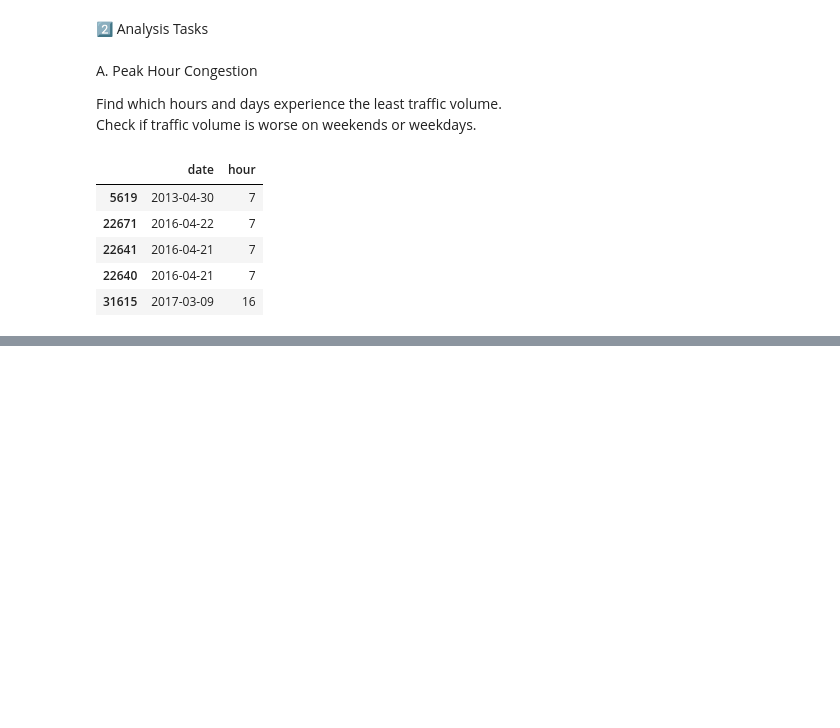
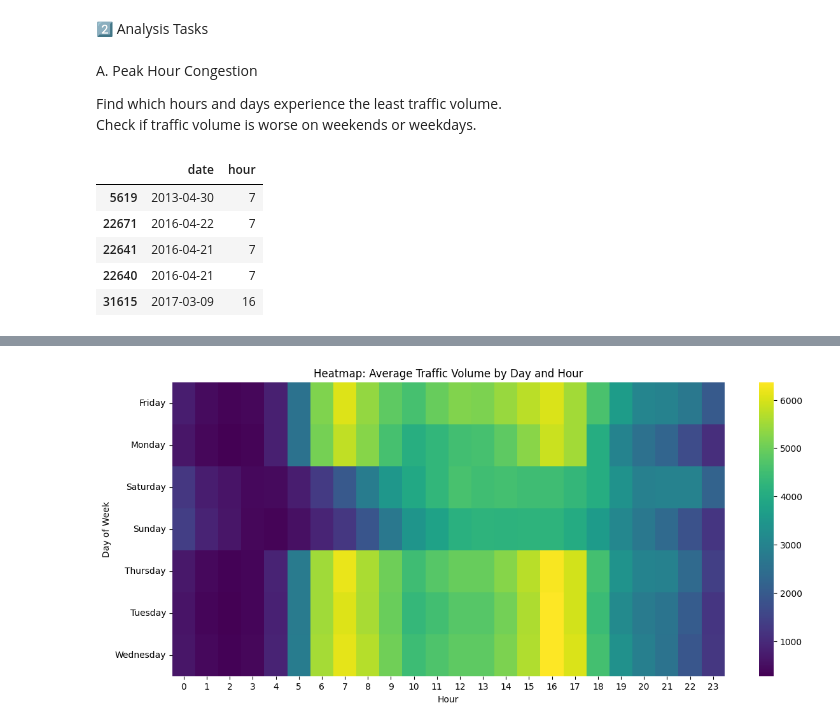
Before and after one commit to tahaftm/Data-Analysis-Projects, a Jupyter notebook: Transportation Analysis.ipynb, the cells around one changed output, grey strips where cells are left out. Drawn from its saved outputs; the diff is of its cells as text; code cells hidden in the pictures; blank space fills up the shorter version.

```diff
--- a/Transportation Analysis.ipynb
+++ b/Transportation Analysis.ipynb
@@ -205,0 +294,17 @@ Congested road clusters
+# %%
+pivot = traffic_vol.pivot_table(
+    index='day',
+    columns='hour',
+    values='traffic_volume',
+    aggfunc='mean'
+)
+
+plt.figure(figsize=(14,6))
+sns.heatmap(pivot, cmap='viridis')
+plt.title("Heatmap: Average Traffic Volume by Day and Hour")
+plt.xlabel("Hour")
+plt.ylabel("Day of Week")
+# plt.savefig(r"plot/City Transportaion/heatmap day and hour.png", dpi = 100)
+plt.show()
+# %% [output]
+[figure, added]
```
Also changed, not shown: parts of 19 cells of this notebook, 6 other files.
